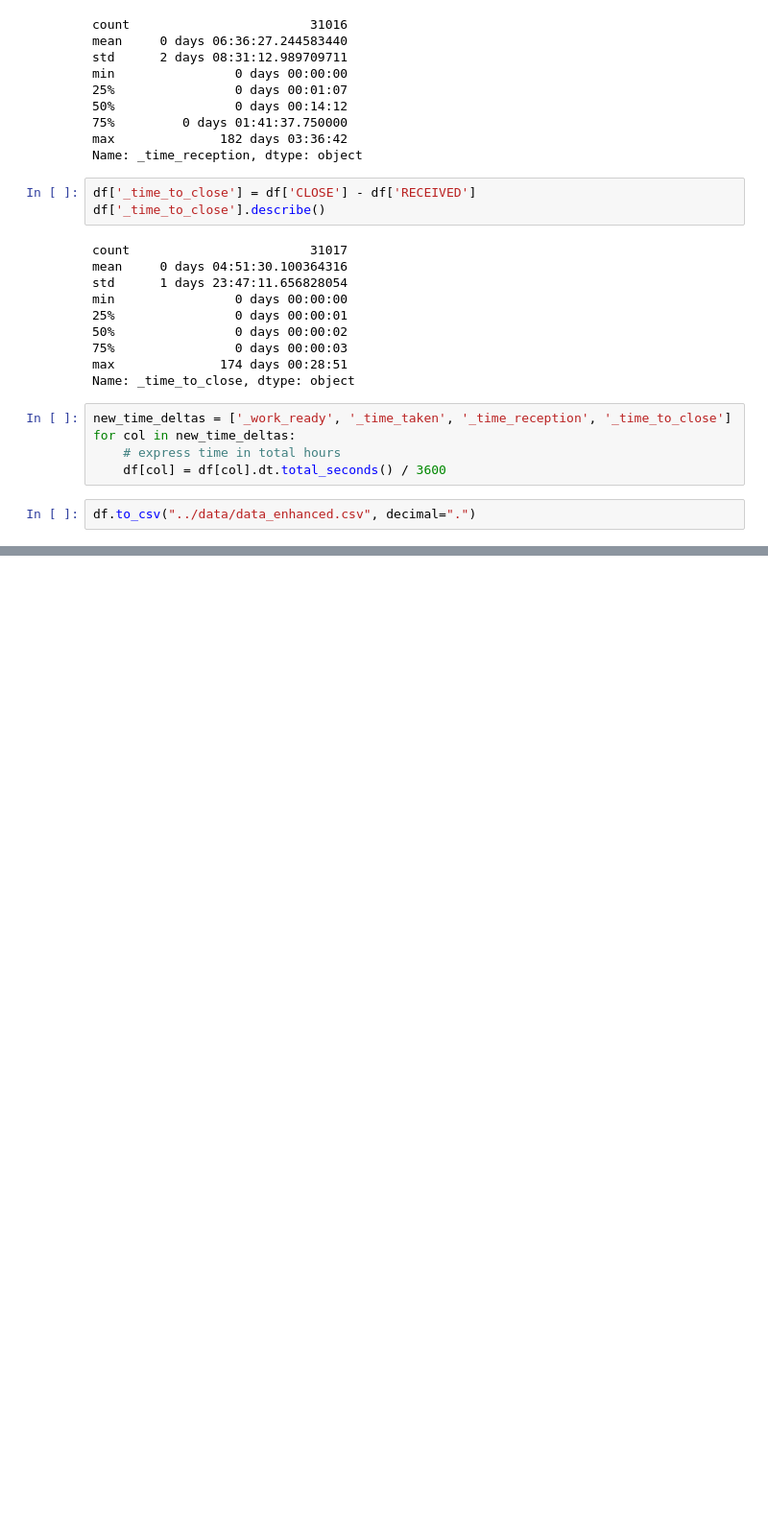
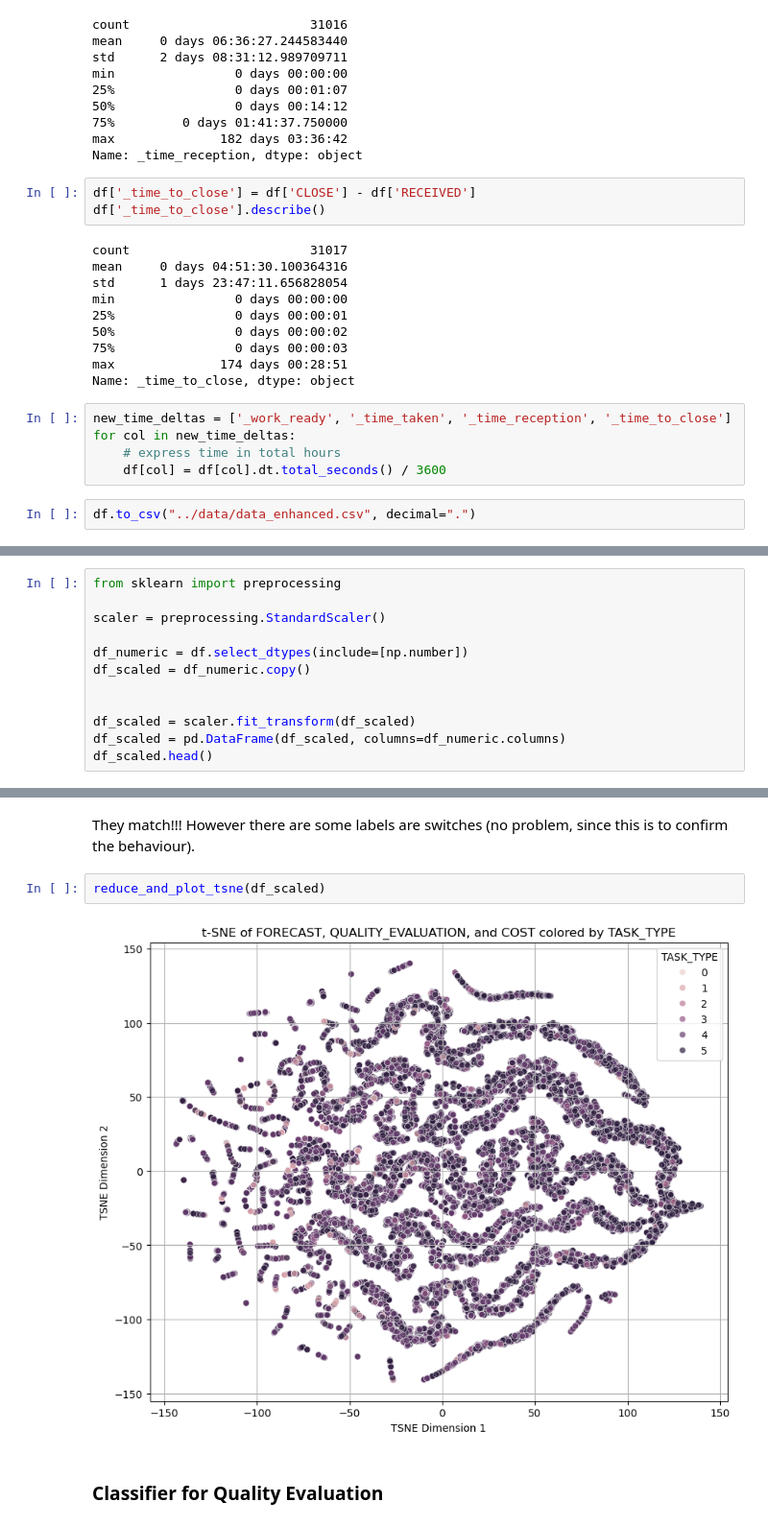
Before and after one commit to tomiock/TARS, a Jupyter notebook: notebooks/data_enhanced.ipynb, the cells around one changed output, grey strips where cells are left out. Shown at 96% size. Cells and saved outputs as stored; diff of their text form; blank space fills up the shorter version.

```diff
--- a/notebooks/data_enhanced.ipynb
+++ b/notebooks/data_enhanced.ipynb
@@ -141,0 +148,12 @@ df.to_csv("../data/data_enhanced.csv", decimal=".")
+# %%
+from sklearn import preprocessing
+
+scaler = preprocessing.StandardScaler()
+
+df_numeric = df.select_dtypes(include=[np.number])
+df_scaled = df_numeric.copy()
+
+
+df_scaled = scaler.fit_transform(df_scaled)
+df_scaled = pd.DataFrame(df_scaled, columns=df_numeric.columns)
+df_scaled.head()
@@ -141,0 +341,8 @@ df.to_csv("../data/data_enhanced.csv", decimal=".")
+# %% [markdown]
+They match!!! However there are some labels are switches (no problem, since this is to confirm the behaviour).
+# %%
+reduce_and_plot_tsne(df_scaled)
+# %% [output]
+[figure, added]
+# %% [markdown]
+### Classifier for Quality Evaluation
```
Also changed, not shown: parts of 19 cells of this notebook, 1 other file.
